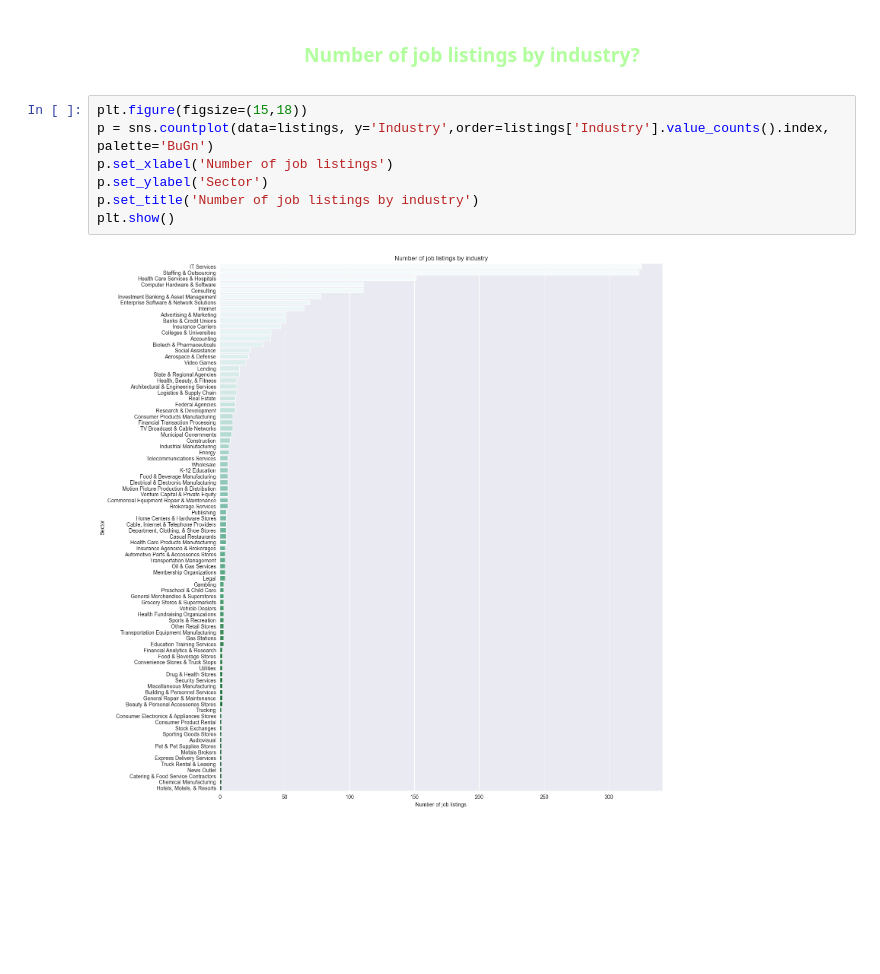
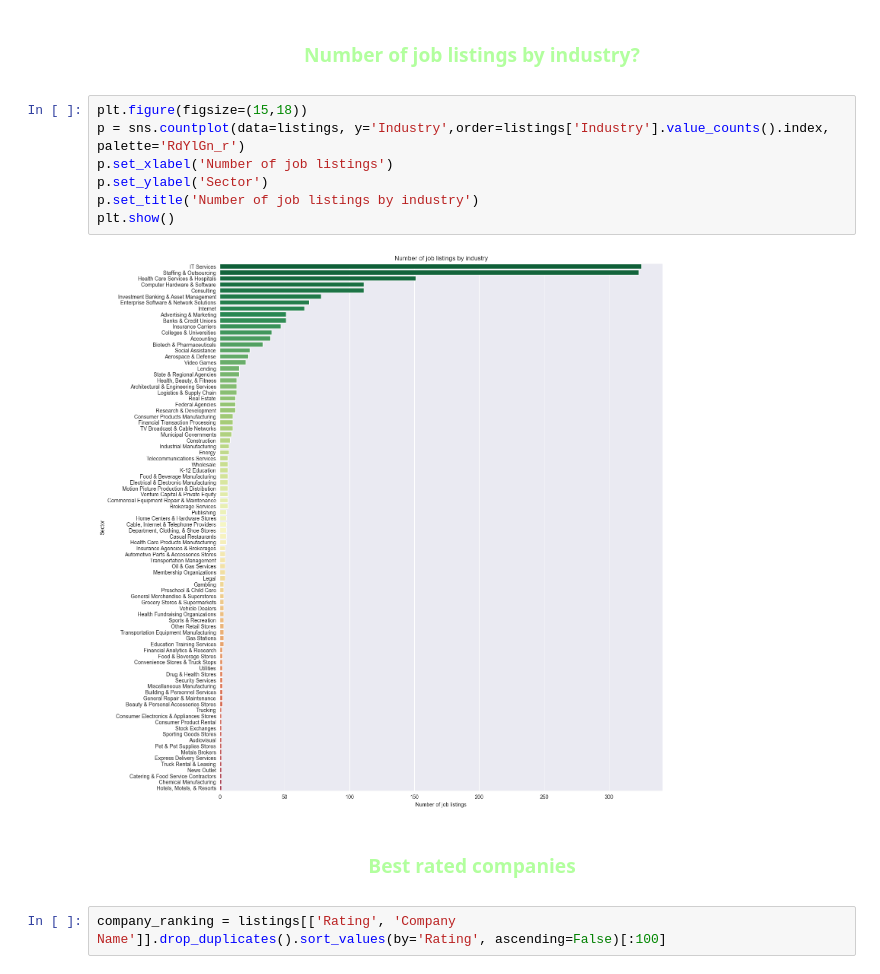
Before and after one commit to Imbravo/dataAnalystJobs, a Jupyter notebook: dataAnalystJobs.ipynb, the cells around one changed output. Cells and saved outputs as stored; diff of their text form; blank space fills up the shorter version.

```diff
--- a/dataAnalystJobs.ipynb
+++ b/dataAnalystJobs.ipynb
@@ -305,10 +306,14 @@ plt.show()
 <center><h3 style='color:#B2FF9E'>Number of job listings by industry?</h3></center>
 # %%
 plt.figure(figsize=(15,18))
-p = sns.countplot(data=listings, y='Industry',order=listings['Industry'].value_counts().index, palette='BuGn')
+p = sns.countplot(data=listings, y='Industry',order=listings['Industry'].value_counts().index, palette='RdYlGn_r')
 p.set_xlabel('Number of job listings')
 p.set_ylabel('Sector')
 p.set_title('Number of job listings by industry')
 plt.show()
 # %% [output]
-[figure, old version]
+[figure, new version]
+# %% [markdown]
+<center><h3 style='color:#B2FF9E'>Best rated companies</h3></center>
+# %%
+company_ranking = listings[['Rating', 'Company Name']].drop_duplicates().sort_values(by='Rating', ascending=False)[:100]
```
Also changed, not shown: parts of 11 cells of this notebook.
